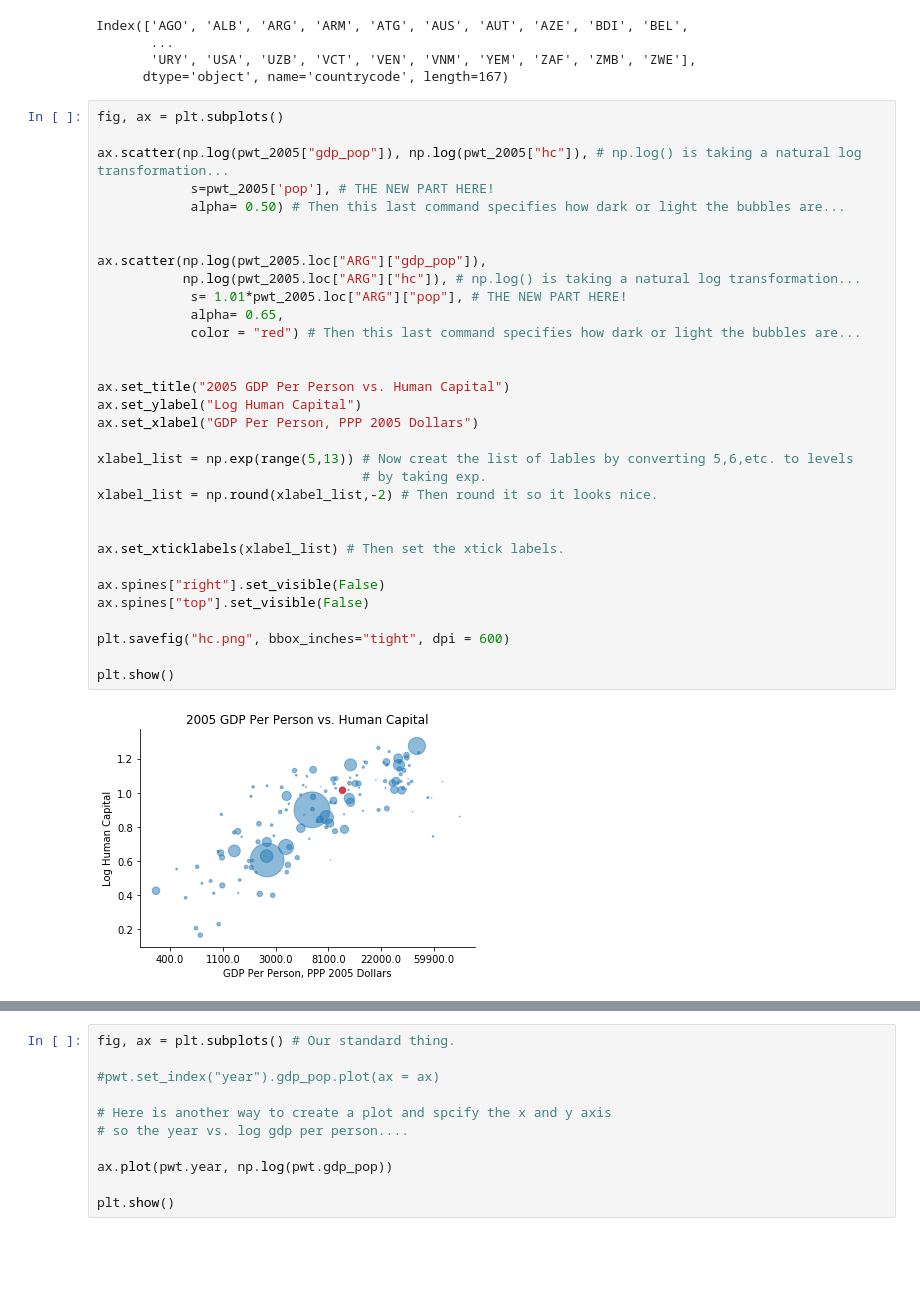
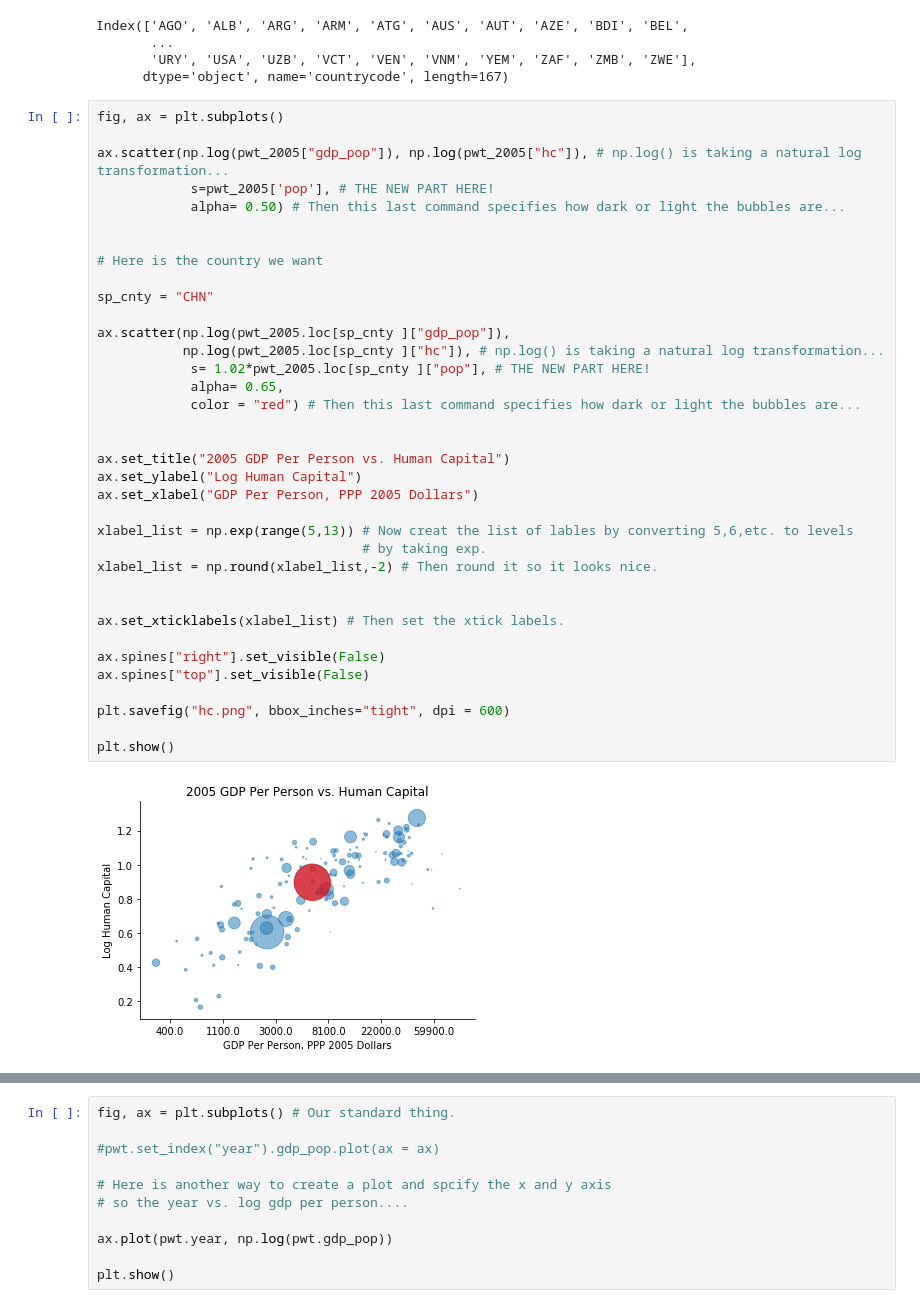
Before and after one commit to mwaugh0328/data_bootcamp_spring_2019, a Jupyter notebook: intro_to_matplotlib/clean/more_matplotlib_inequality.ipynb, the cells around one changed output, grey strips where cells are left out. Cells and saved outputs as stored; diff of their text form; blank space fills up the shorter version.

```diff
--- a/intro_to_matplotlib/clean/more_matplotlib_inequality.ipynb
+++ b/intro_to_matplotlib/clean/more_matplotlib_inequality.ipynb
@@ -434,34 +441,38 @@ Index(['AGO', 'ALB', 'ARG', 'ARM', 'ATG', 'AUS', 'AUT', 'AZE', 'BDI', 'BEL',
 # %%
 fig, ax = plt.subplots()
 
 ax.scatter(np.log(pwt_2005["gdp_pop"]), np.log(pwt_2005["hc"]), # np.log() is taking a natural log transformation...
             s=pwt_2005['pop'], # THE NEW PART HERE!
             alpha= 0.50) # Then this last command specifies how dark or light the bubbles are...
 
 
-ax.scatter(np.log(pwt_2005.loc["ARG"]["gdp_pop"]),
-           np.log(pwt_2005.loc["ARG"]["hc"]), # np.log() is taking a natural log transformation...
-            s= 1.01*pwt_2005.loc["ARG"]["pop"], # THE NEW PART HERE!
+# Here is the country we want
+
+sp_cnty = "CHN"
+
+ax.scatter(np.log(pwt_2005.loc[sp_cnty ]["gdp_pop"]),
+           np.log(pwt_2005.loc[sp_cnty ]["hc"]), # np.log() is taking a natural log transformation...
+            s= 1.02*pwt_2005.loc[sp_cnty ]["pop"], # THE NEW PART HERE!
             alpha= 0.65,
             color = "red") # Then this last command specifies how dark or light the bubbles are...
 
 
 ax.set_title("2005 GDP Per Person vs. Human Capital")
 ax.set_ylabel("Log Human Capital")
 ax.set_xlabel("GDP Per Person, PPP 2005 Dollars")
 
 xlabel_list = np.exp(range(5,13)) # Now creat the list of lables by converting 5,6,etc. to levels
                                   # by taking exp.
 xlabel_list = np.round(xlabel_list,-2) # Then round it so it looks nice.
 
 
 ax.set_xticklabels(xlabel_list) # Then set the xtick labels.
 
 ax.spines["right"].set_visible(False)
 ax.spines["top"].set_visible(False)
 
 plt.savefig("hc.png", bbox_inches="tight", dpi = 600)
 
 plt.show()
 # %% [output]
-[figure, old version]
+[figure, new version]
```
Also changed, not shown: parts of 10 cells of this notebook.
